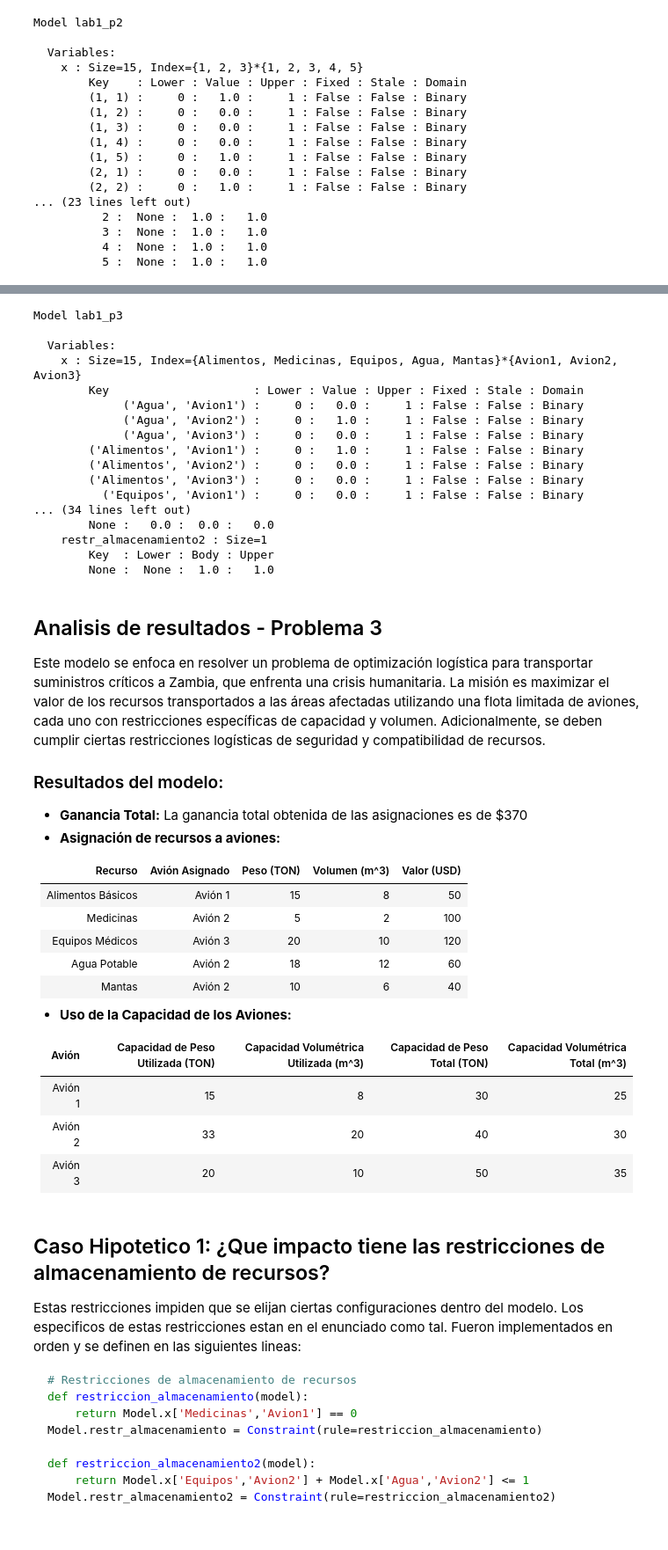
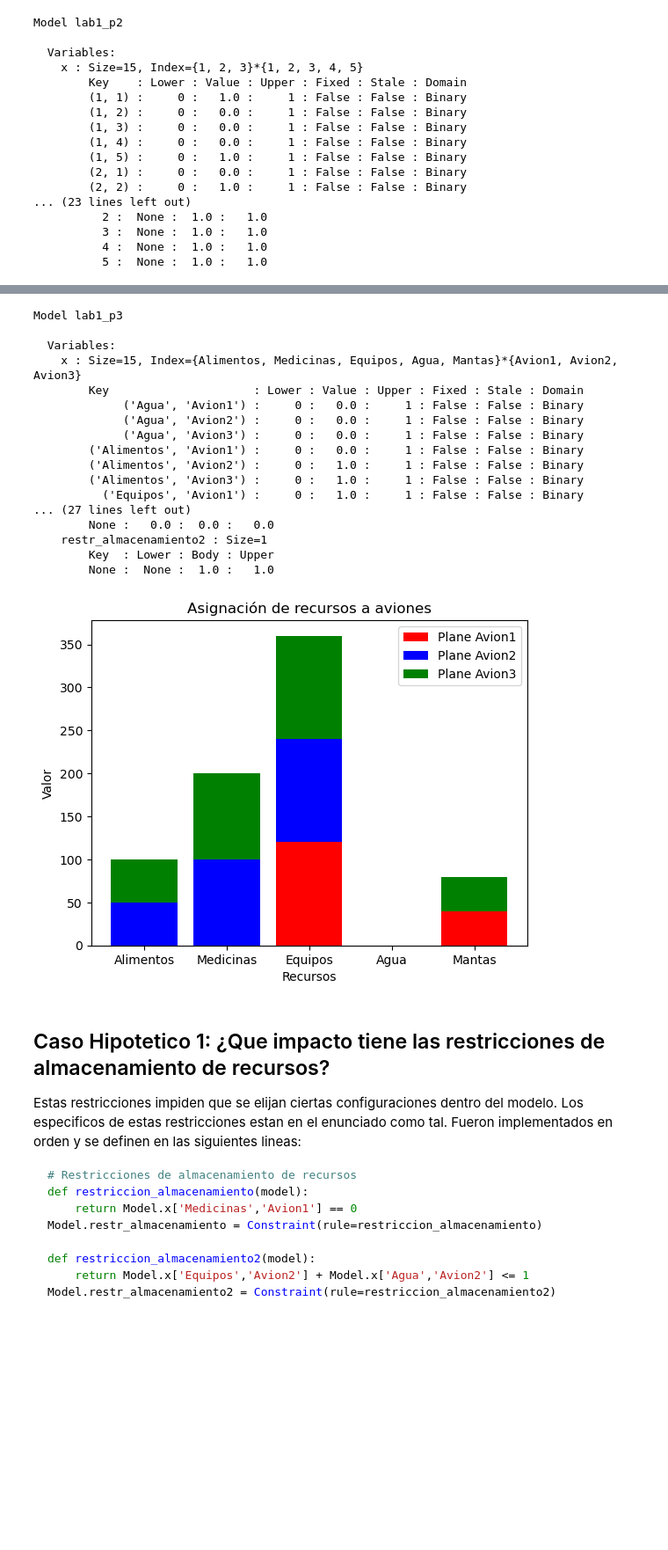
Before and after one commit to mews6/MOS-guide, a Jupyter notebook: labs/lab1/src/lab1.ipynb, the cells around one changed output, grey strips where cells are left out. Shown at 88% size. Drawn from its saved outputs; the diff is of its cells as text; code cells hidden in the pictures; blank space fills up the shorter version.

Commit message:
add graphs

```diff
--- a/labs/lab1/src/lab1.ipynb
+++ b/labs/lab1/src/lab1.ipynb
@@ -322,6 +248,7 @@ Y para los aviones:
 # Seguridad de Medicamentos	No se puede transportar a las Medicinas en el Avión 1 por la falta de condiciones para mantener la temperatura controlada, crucial para la efectividad de los medicamentos.
 # Compatibilidad de Equipos Médicos y Agua Potable	Los Equipos Médicos y el Agua Potable no pueden ser transportados en el mismo avión debido al riesgo de contaminación cruzada. El derrame de agua podría dañar los equipos médicos delicados.
 
+#Solucion por Elkin
 
 
 from __future__ import division
@@ -364,13 +291,6 @@ def restriccion_volumen(model, j):
 Model.restr_volumen = Constraint(aviones, rule = restriccion_volumen)
 
 
-# Restriccion de recursos: Un recurso solo puede aparecer en un avión
-def restriccion_asignacion(model, i):
-    return sum(model.x[i, j] for j in aviones) <= 1
-
-Model.restriccion_asignacion = Constraint(recursos, rule=restriccion_asignacion)
-
-
 # Restricciones de almacenamiento de recursos
 def restriccion_almacenamiento(model):
     return Model.x['Medicinas','Avion1'] == 0
@@ -392,42 +312,46 @@ Model lab1_p3
     x : Size=15, Index={Alimentos, Medicinas, Equipos, Agua, Mantas}*{Avion1, Avion2, Avion3}
         Key                     : Lower : Value : Upper : Fixed : Stale : Domain
              ('Agua', 'Avion1') :     0 :   0.0 :     1 : False : False : Binary
-             ('Agua', 'Avion2') :     0 :   1.0 :     1 : False : False : Binary
+             ('Agua', 'Avion2') :     0 :   0.0 :     1 : False : False : Binary
              ('Agua', 'Avion3') :     0 :   0.0 :     1 : False : False : Binary
-        ('Alimentos', 'Avion1') :     0 :   1.0 :     1 : False : False : Binary
-        ('Alimentos', 'Avion2') :     0 :   0.0 :     1 : False : False : Binary
-        ('Alimentos', 'Avion3') :     0 :   0.0 :     1 : False : False : Binary
-          ('Equipos', 'Avion1') :     0 :   0.0 :     1 : False : False : Binary
-... (34 lines left out)
+        ('Alimentos', 'Avion1') :     0 :   0.0 :     1 : False : False : Binary
+        ('Alimentos', 'Avion2') :     0 :   1.0 :     1 : False : False : Binary
+        ('Alimentos', 'Avion3') :     0 :   1.0 :     1 : False : False : Binary
+          ('Equipos', 'Avion1') :     0 :   1.0 :     1 : False : False : Binary
+... (27 lines left out)
         None :   0.0 :  0.0 :   0.0
     restr_almacenamiento2 : Size=1
         Key  : Lower : Body : Upper
         None :  None :  1.0 :   1.0
-# %% [markdown]
-## Analisis de resultados - Problema 3
-
-Este modelo se enfoca en resolver un problema de optimización logística para transportar suministros críticos a Zambia, que enfrenta una crisis humanitaria. La misión es maximizar el valor de los recursos transportados a las áreas afectadas utilizando una flota limitada de aviones, cada uno con restricciones específicas de capacidad y volumen. Adicionalmente, se deben cumplir ciertas restricciones logísticas de seguridad y compatibilidad de recursos.
-
-### Resultados del modelo:
-
-* **Ganancia Total:** La ganancia total obtenida de las asignaciones es de $370
-* **Asignación de recursos a aviones:**
-
-| Recurso | Avión Asignado | Peso (TON) | Volumen (m^3) | Valor (USD) |
-|---|---|---|---|---|
-| Alimentos Básicos | Avión 1 | 15 | 8 | 50 |
-| Medicinas | Avión 2 | 5 | 2 | 100 |
-| Equipos Médicos | Avión 3 | 20 | 10 | 120 |
-| Agua Potable | Avión 2 | 18 | 12 | 60 |
-| Mantas | Avión 2 | 10 | 6 | 40 |
-
-* **Uso de la Capacidad de los Aviones:**
-
-| Avión | Capacidad de Peso Utilizada (TON) | Capacidad Volumétrica Utilizada (m^3) | Capacidad de Peso Total (TON) | Capacidad Volumétrica Total (m^3) |
-|---|---|---|---|---|
-| Avión 1 | 15 | 8 | 30 | 25 |
-| Avión 2 | 33 | 20 | 40 | 30 |
-| Avión 3 | 20 | 10 | 50 | 35 |
+# %%
+from matplotlib import pyplot as plt
+
+# Data for plotting
+resources = recursos# Resource names
+P = aviones
+values = [valor[r] for r in resources]  # Value of each resource
+
+# Selection status for each plane
+selected = [[Model.x[r,p]() for r in resources] for p in P]
+
+# Creating a stacked bar chart
+colors = ['red', 'blue', 'green']  # Different colors for each plane
+
+# Plot the resource allocation
+for i, p in enumerate(P):
+    plt.bar(resources, [v * sel for v, sel in zip(values, selected[i])], color=colors[i], label=f'Plane {p}', bottom=[sum(selected[k][r] * values[r] for k in range(i)) for r in range(len(resources))])
+
+plt.xlabel("Recursos")
+plt.ylabel("Valor")
+plt.title("Asignación de recursos a aviones")
+
+# Adding labels
+plt.xticks(range(len(resources)), resources)
+plt.legend()
+
+plt.show()
+# %% [output]
+[figure, added]
 # %% [markdown]
 ## Caso Hipotetico 1:  ¿Que impacto tiene las restricciones de almacenamiento de recursos?
 
```
Also changed, not shown: parts of 12 cells of this notebook.
